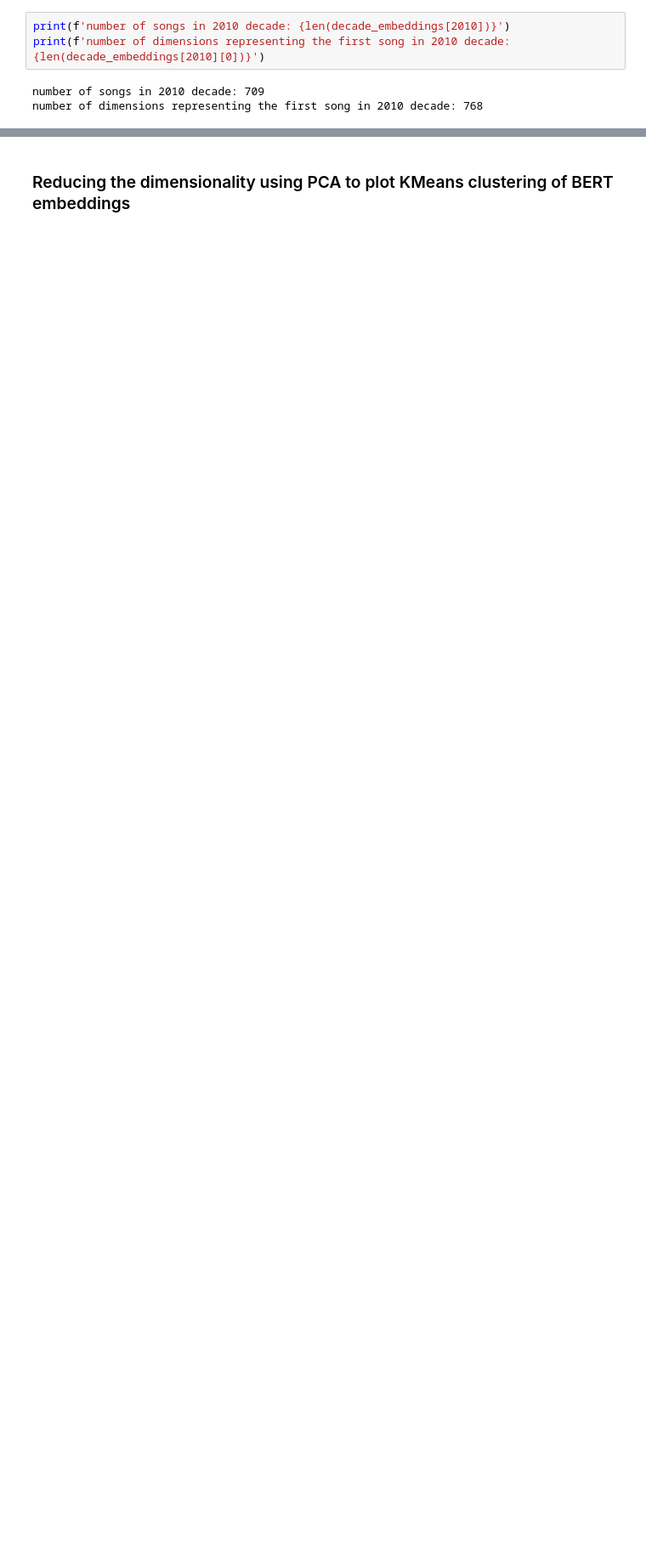
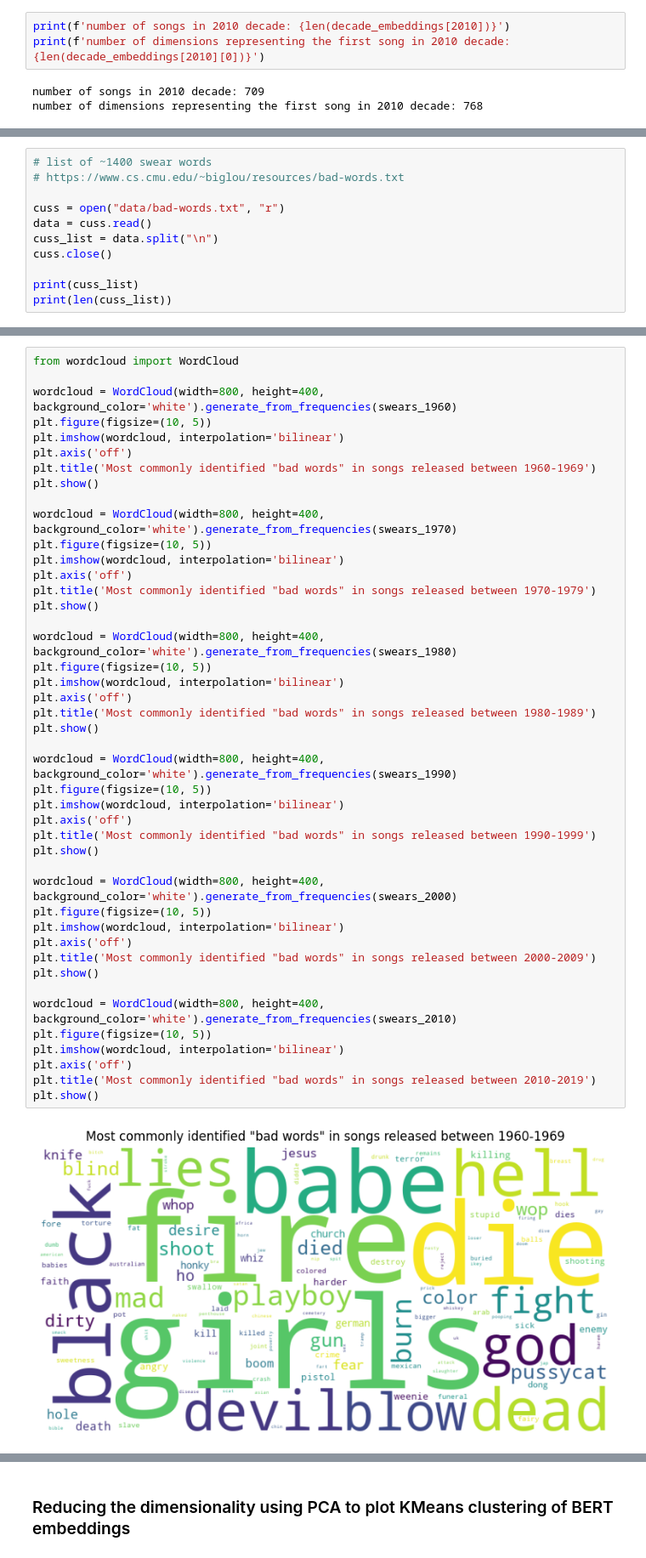
Before and after one commit to maxmiles/info498b_lyrics_analysis, a Jupyter notebook: expletives.ipynb, the cells around one changed output, grey strips where cells are left out. Shown at 85% size. Saved outputs shown, nothing was run; the diff lists cells and outputs as text; blank space fills up the shorter version.

```diff
--- a/expletives.ipynb
+++ b/expletives.ipynb
@@ -210,0 +213,11 @@ number of dimensions representing the first song in 2010 decade: 768
+# %%
+# list of ~1400 swear words
+# https://www.cs.cmu.edu/~biglou/resources/bad-words.txt
+
+cuss = open("data/bad-words.txt", "r")
+data = cuss.read()
+cuss_list = data.split("\n")
+cuss.close()
+
+print(cuss_list)
+print(len(cuss_list))
@@ -210,0 +254,46 @@ number of dimensions representing the first song in 2010 decade: 768
+# %%
+from wordcloud import WordCloud
+
+wordcloud = WordCloud(width=800, height=400, background_color='white').generate_from_frequencies(swears_1960)
+plt.figure(figsize=(10, 5))
+plt.imshow(wordcloud, interpolation='bilinear')
+plt.axis('off')
+plt.title('Most commonly identified "bad words" in songs released between 1960-1969')
+plt.show()
+
+wordcloud = WordCloud(width=800, height=400, background_color='white').generate_from_frequencies(swears_1970)
+plt.figure(figsize=(10, 5))
+plt.imshow(wordcloud, interpolation='bilinear')
+plt.axis('off')
+plt.title('Most commonly identified "bad words" in songs released between 1970-1979')
+plt.show()
+
+wordcloud = WordCloud(width=800, height=400, background_color='white').generate_from_frequencies(swears_1980)
+plt.figure(figsize=(10, 5))
+plt.imshow(wordcloud, interpolation='bilinear')
+plt.axis('off')
+plt.title('Most commonly identified "bad words" in songs released between 1980-1989')
+plt.show()
+
+wordcloud = WordCloud(width=800, height=400, background_color='white').generate_from_frequencies(swears_1990)
+plt.figure(figsize=(10, 5))
+plt.imshow(wordcloud, interpolation='bilinear')
+plt.axis('off')
+plt.title('Most commonly identified "bad words" in songs released between 1990-1999')
+plt.show()
+
+wordcloud = WordCloud(width=800, height=400, background_color='white').generate_from_frequencies(swears_2000)
+plt.figure(figsize=(10, 5))
+plt.imshow(wordcloud, interpolation='bilinear')
+plt.axis('off')
+plt.title('Most commonly identified "bad words" in songs released between 2000-2009')
+plt.show()
+
+wordcloud = WordCloud(width=800, height=400, background_color='white').generate_from_frequencies(swears_2010)
+plt.figure(figsize=(10, 5))
+plt.imshow(wordcloud, interpolation='bilinear')
+plt.axis('off')
+plt.title('Most commonly identified "bad words" in songs released between 2010-2019')
+plt.show()
+# %% [output]
+[figure, added]
```
Also changed, not shown: parts of 8 cells of this notebook, 10 other files.
